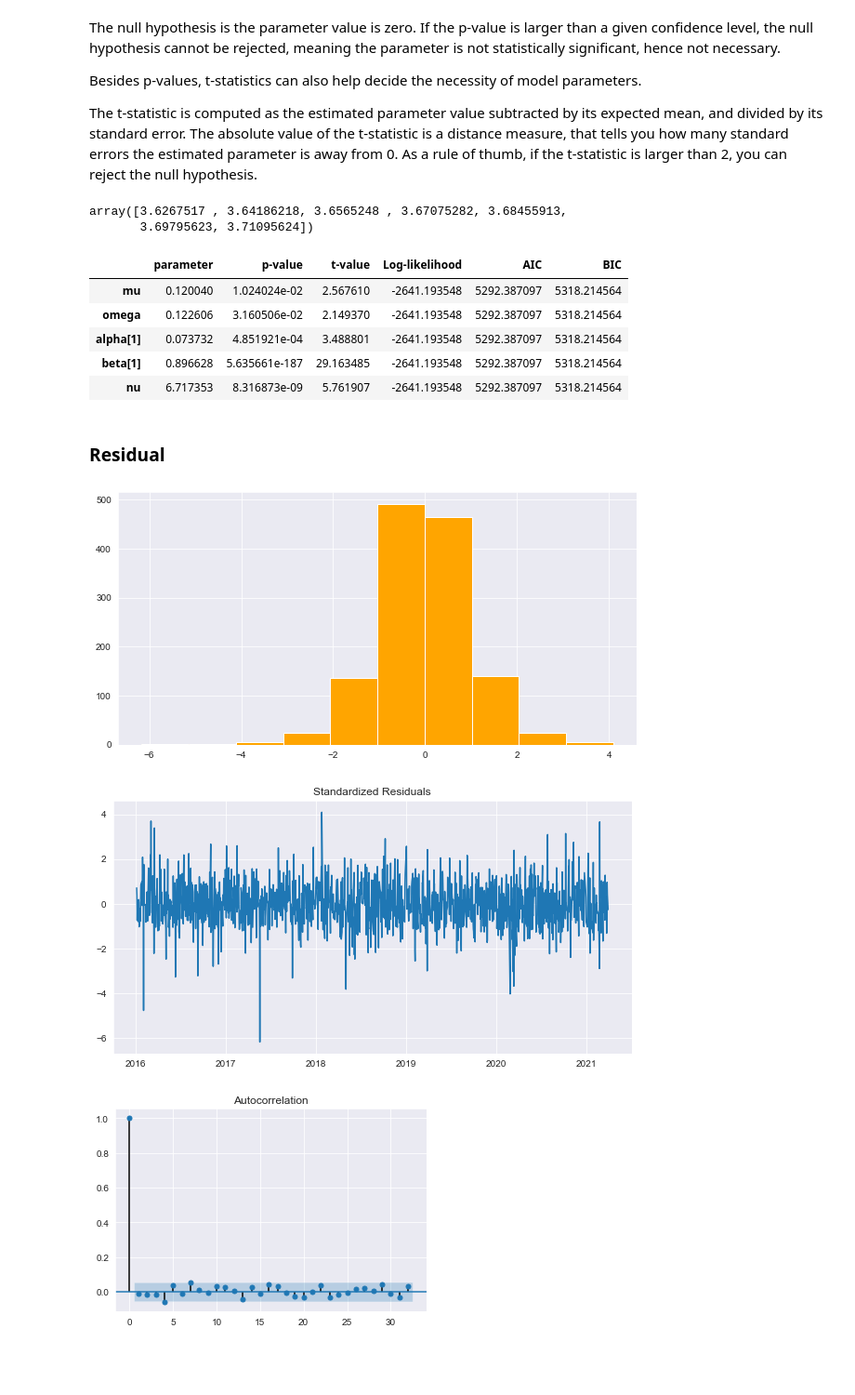
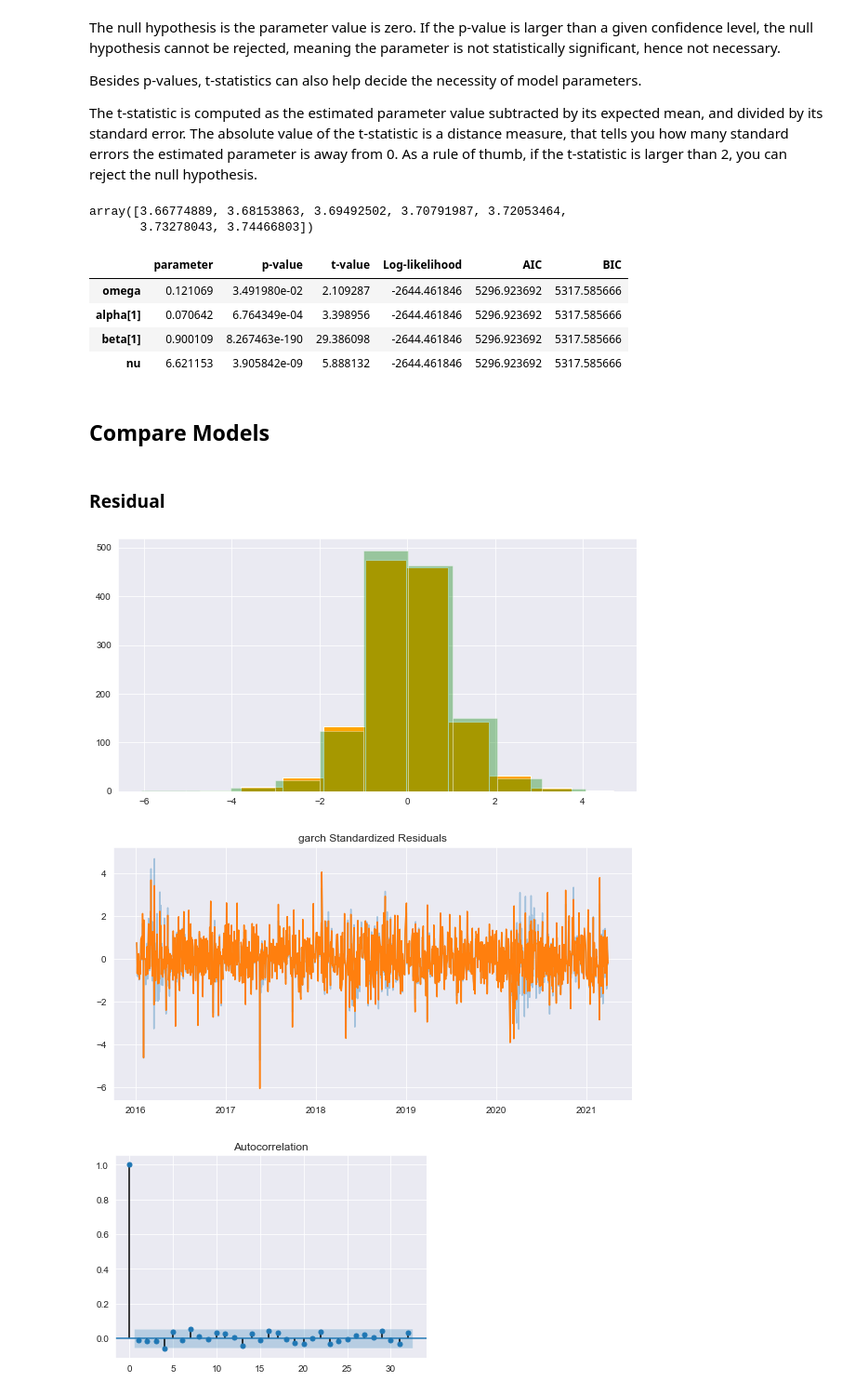
Before and after one commit to Stankevix/arch_models, a Jupyter notebook: arch_models.ipynb, the cells around one changed output. Shown at 93% size. Cells and saved outputs as stored; diff of their text form; code cells hidden in the pictures; blank space fills up the shorter version.

```diff
--- a/arch_models.ipynb
+++ b/arch_models.ipynb
@@ -254,10 +254,10 @@ def get_arx_model(name,y,exog, lags):
 
     return mod,res
 # %%
-def get_arch_model(df, p_,o_,q_, mean, type_model, dist):
+def get_arch_model(df, p, o, q, mean, type_model, dist):
 
     #split_date = dt.date(2021,5,1)
-    model = arch_model(df, p = p_, o= o_, q = q_, mean = mean,vol=type_model,dist = dist)
+    model = arch_model(df, p=p, o=o, q = q, mean=mean,vol=type_model,dist=dist)
 
     model_fit = model.fit(update_freq = 5)#last_obs=split_date
 
@@ -365,11 +365,11 @@ plt.show()
 # %%
-p_ = 1
-o_ = 0
-q_ = 1
+p = 1
+o = 0
+q = 1
 mean = 'constant' #'zero', 'AR', 'constant'
 type_model = 'ARCH' #'GARCH','ARCH', 'EGARCH'
 dist = 't' #'t','skewt','normal'
 
 
-arch_fit, arch_model = get_arch_model(itausa['return_data'].dropna(),p_,o_, q_, mean,type_model,dist)
+arch_fit, arch_mod = get_arch_model(itausa_train['return_data'].dropna(),p , o, q, mean, type_model,dist)
 # %% [output]
@@ -394,11 +410,10 @@ Covariance estimator: robust
 # %%
-p_ = 1
-o_ = 0
-q_ = 1
-mean = 'constant' #'zero', 'AR', 'constant'
-type_model = 'GARCH' #'GARCH','ARCH', 'EGARCH'
+p = 1
+o = 0
+q = 1
+mean = 'Zero' #'zero', 'AR', 'constant'
+type_model = 'GARCH' #'GARCH','ARCH', 'EGARCH' garch
 dist = 't' #'t','skewt','normal'
 
-
-model_fit, model = get_arch_model(itausa['return_data'].dropna(),p_,o_, q_, mean,type_model,dist)
+garch_fit, garch_mod = get_arch_model(itausa_train['return_data'].dropna(),p,o,q, mean,type_model,dist)
 # %% [output]
@@ -427,25 +442,26 @@ Besides p-values, t-statistics can also help decide the necessity of model param
 
 The t-statistic is computed as the estimated parameter value subtracted by its expected mean, and divided by its standard error. The absolute value of the t-statistic is a distance measure, that tells you how many standard errors the estimated parameter is away from 0. As a rule of thumb, if the t-statistic is larger than 2, you can reject the null hypothesis.
 # %%
-temp_result = model_fit.forecast(horizon = 7)
+temp_result = garch_fit.forecast(horizon = 7)
 temp_result.variance.values[-1, :]
 # %% [output]
-array([3.6267517 , 3.64186218, 3.6565248 , 3.67075282, 3.68455913,
-       3.69795623, 3.71095624])
+array([3.66774889, 3.68153863, 3.69492502, 3.70791987, 3.72053464,
+       3.73278043, 3.74466803])
 # %%
-para_summary = pd.DataFrame({'parameter':model_fit.params,
-                             'p-value': model_fit.pvalues,
-                             't-value': model_fit.tvalues,
-                             'Log-likelihood': model_fit.loglikelihood,
-                             'AIC':model_fit.aic,
-                             'BIC':model_fit.bic})
+para_summary = pd.DataFrame({'parameter':garch_fit.params,
+                             'p-value': garch_fit.pvalues,
+                             't-value': garch_fit.tvalues,
+                             'Log-likelihood': garch_fit.loglikelihood,
+                             'AIC':garch_fit.aic,
+                             'BIC':garch_fit.bic})
 para_summary
 # %% [output]
 |  | parameter | p-value | t-value | Log-likelihood | AIC | BIC |
-| mu | 0.120040 | 1.024024e-02 | 2.567610 | -2641.193548 | 5292.387097 | 5318.214564 |
-| omega | 0.122606 | 3.160506e-02 | 2.149370 | -2641.193548 | 5292.387097 | 5318.214564 |
-| alpha[1] | 0.073732 | 4.851921e-04 | 3.488801 | -2641.193548 | 5292.387097 | 5318.214564 |
-| beta[1] | 0.896628 | 5.635661e-187 | 29.163485 | -2641.193548 | 5292.387097 | 5318.214564 |
-| nu | 6.717353 | 8.316873e-09 | 5.761907 | -2641.193548 | 5292.387097 | 5318.214564 |
+| omega | 0.121069 | 3.491980e-02 | 2.109287 | -2644.461846 | 5296.923692 | 5317.585666 |
+| alpha[1] | 0.070642 | 6.764349e-04 | 3.398956 | -2644.461846 | 5296.923692 | 5317.585666 |
+| beta[1] | 0.900109 | 8.267463e-190 | 29.386098 | -2644.461846 | 5296.923692 | 5317.585666 |
+| nu | 6.621153 | 3.905842e-09 | 5.888132 | -2644.461846 | 5296.923692 | 5317.585666 |
+# %% [markdown]
+## Compare Models
 # %% [markdown]
 ### Residual
@@ -457,16 +468,28 @@ itausa_std_resid = itausa_resid/itausa_std
+# %%
+garch_resid = garch_fit.resid
+garch_std = garch_fit.conditional_volatility
+garch_std_resid = garch_resid/garch_std
+
+arch_resid = arch_fit.resid
+arch_std = arch_fit.conditional_volatility
+arch_std_resid = arch_resid/arch_std
 # %%
 # Plot the histogram of the standardized residuals
 f, axes = plt.subplots(1, figsize=(10,5))
-plt.hist(itausa_std_resid, facecolor = 'orange', label = 'Standardized residuals')
+plt.hist(arch_std_resid, facecolor = 'orange', label = 'arch Standardized residuals')
+plt.hist(garch_std_resid, facecolor = 'green',alpha = 0.35, label = 'garch Standardized residuals')
+
 plt.show()
 # %% [output]
-[figure, old version]
+[figure, new version]
 # %%
 f, axes = plt.subplots(1, figsize=(10,5))
-plt.plot(itausa_std_resid)
-plt.title('Standardized Residuals')
+
+plt.plot(arch_std_resid, alpha=0.35)
+plt.plot(garch_std_resid)
+plt.title('garch Standardized Residuals')
 plt.show()
 # %% [output]
-[figure, old version]
+[figure, new version]
 # %%
 # Generate ACF plot of the standardized residuals
```
Also changed, not shown: parts of 33 cells of this notebook.
